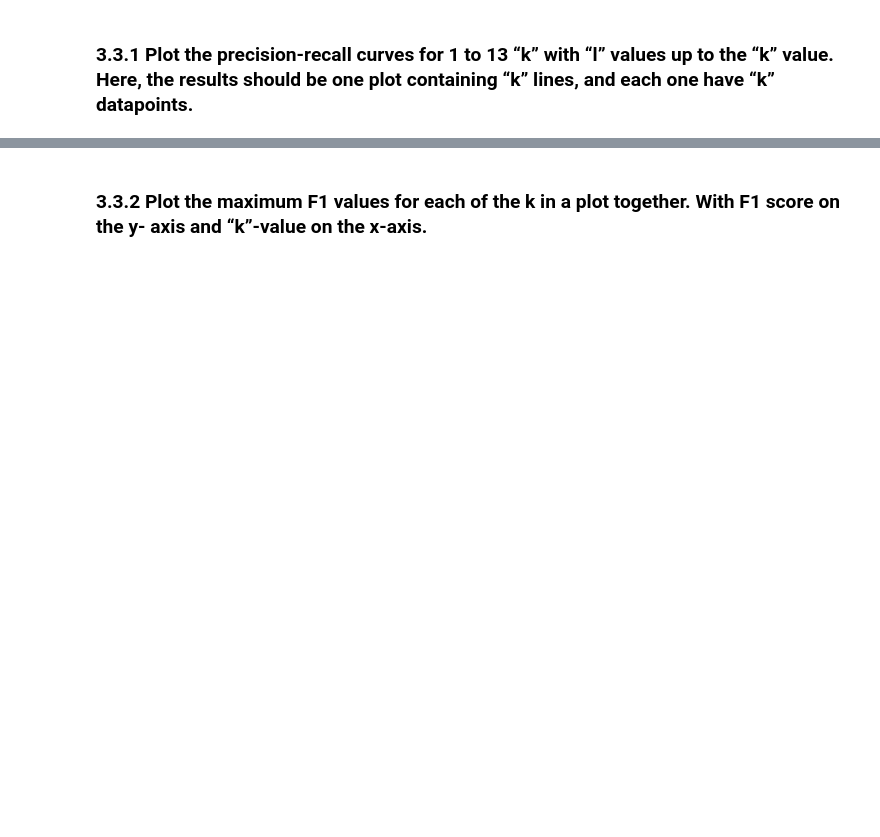
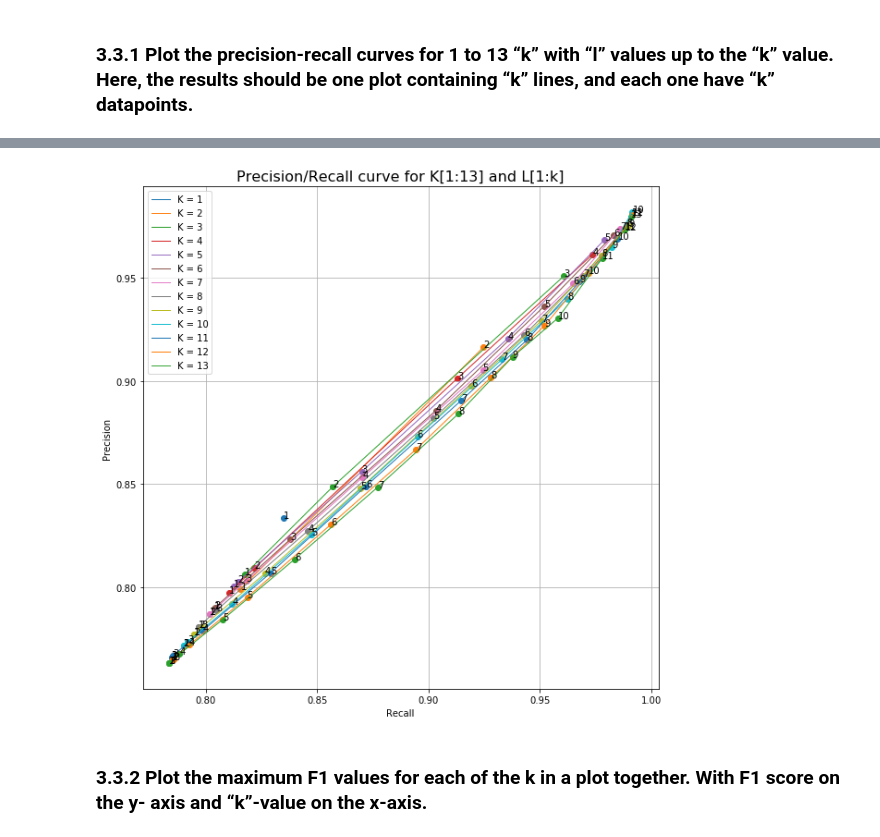
Before and after one commit to vmstavens/sm_pca, a Jupyter notebook: clustering/ex3.ipynb, the cells around one changed output, grey strips where cells are left out. Drawn from its saved outputs; the diff is of its cells as text; code cells hidden in the pictures; blank space fills up the shorter version.

Commit message:
Attempted prec/recall solution

```diff
--- a/clustering/ex3.ipynb
+++ b/clustering/ex3.ipynb
@@ -48,0 +44,10 @@ l_test.shape    =  (13200,)
+# %%
+train_pct = 0.8
+data = pd.read_csv("../data.csv", header=None)
+data = pd.DataFrame.to_numpy(data)
+data = np.delete(data, 0, 1)
+np.random.shuffle(data)
+
+data = data[data[:,0] < 10]
+d_train, l_train, d_test, l_test = data_utils.split_data_all(data, train_pct)
+print("data.shape \t= ", data.shape, "\nd_train.shape \t= ", d_train.shape, "\nl_train.shape \t= ",l_train.shape, "\nd_test.shape \t= ", d_test.shape, "\nl_test.shape \t= ", l_test.shape)
@@ -50,7 +61,7 @@ l_test.shape    =  (13200,)
 
 ### 3.3.1 Plot the precision-recall curves for 1 to 13 “k” with “l” values up to the “k” value. Here, the results should be one plot containing “k” lines, and each one have “k” datapoints.
 # %%
-A = np.ndarray((100,1))
-print(A.shape)
-most_frequent_element = np.bincount().argmax()
-print(most_frequent_element)
+# A = np.ndarray((100,1))
+# print(A.shape)
+# most_frequent_element = np.bincount().argmax()
+# print(most_frequent_element)
@@ -131,2 +162,32 @@ KeyboardInterrupt:
+# %%
+pr_x = []
+pr_y = []
+
+fig, ax = plt.subplots(1,1,figsize=(10,10))
+
+for i in range(13):
+    pr_x.append(recall[i,:i+1])
+    pr_y.append(precision[i,:i+1])
+
+    lbl = 'K = ' + str(i+1)
+    ax.scatter(recall[i,:i+1], precision[i,:i+1])
+    ax.plot(recall[i,:i+1], precision[i,:i+1], linewidth=1.0, marker='.', markersize=0, label=lbl)
+
+for i in range(13):
+    for j in range(i+1):
+        lbl = 'L'+str(j+1)
+        plt.annotate(str(j+1), (recall[i,j], precision[i,j]))
+
+
+ax.set_xlabel('Recall')
+ax.set_ylabel('Precision')
+ax.set_title("Precision/Recall curve for K[1:13] and L[1:k]", fontsize=16)
+# plt.ylim(0, 1)
+# plt.xlim(0, 1)
+ax.legend()
+ax.grid()
+plt.show()
+# %% [output]
+[figure, added]
 # %% [markdown]
 ### 3.3.2 Plot the maximum F1 values for each of the k in a plot together. With F1 score on the y- axis and “k”-value on the x-axis.
```
Also changed, not shown: parts of 6 cells of this notebook.
